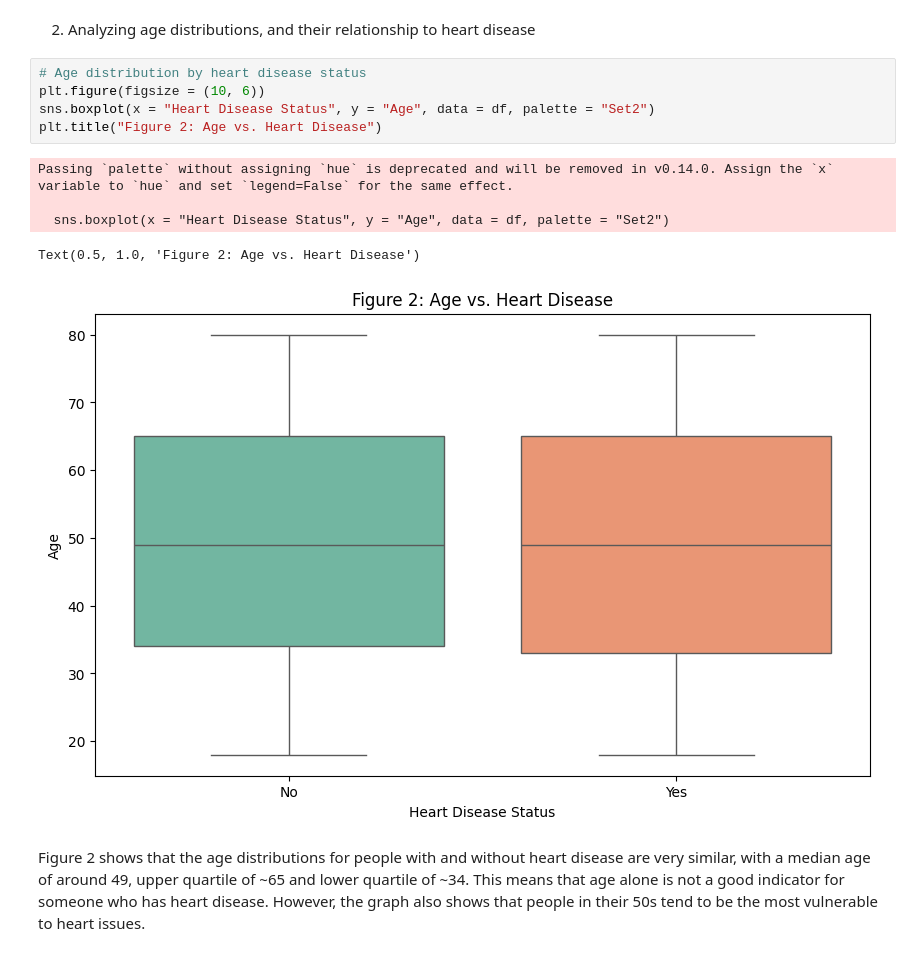
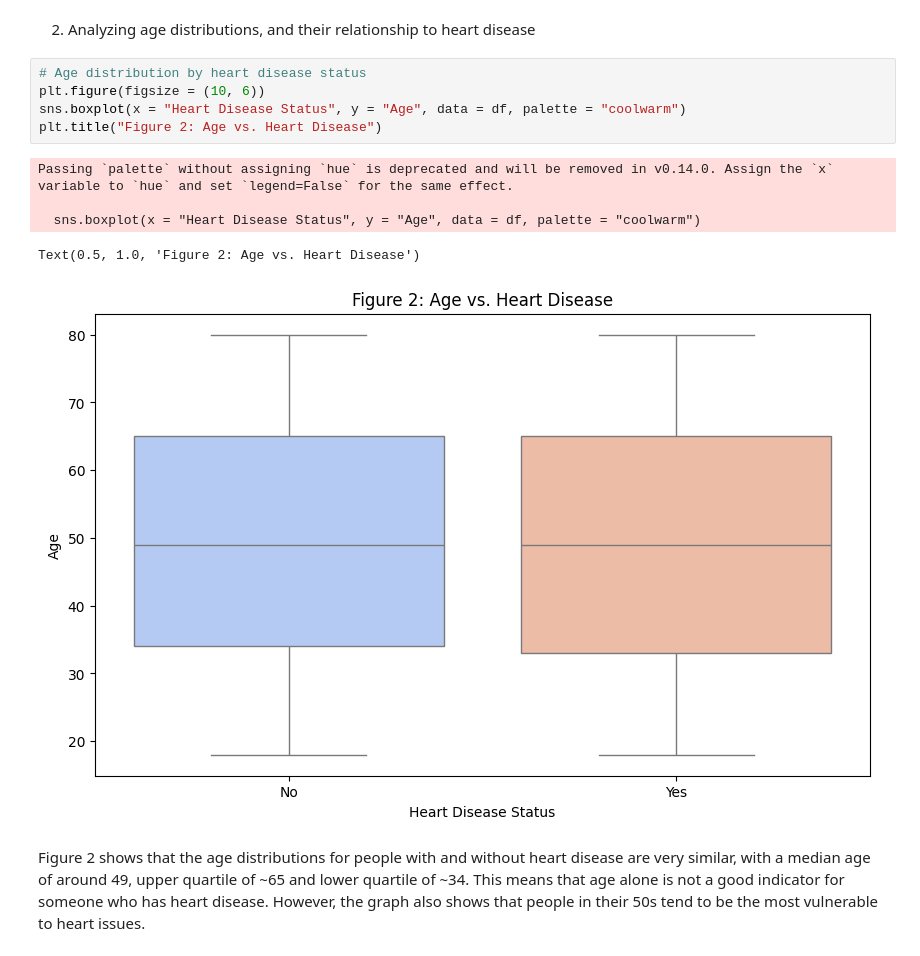
Before and after one commit to Markus8888888/heart-disease-prediction, a Jupyter notebook: notebooks/1_exploratory_data_analysis.ipynb, the cells around one changed output. Saved outputs shown, nothing was run; the diff lists cells and outputs as text.

```diff
--- a/notebooks/1_exploratory_data_analysis.ipynb
+++ b/notebooks/1_exploratory_data_analysis.ipynb
@@ -136,14 +139,14 @@ Figure 1 shows that 80% of the individuals in the dataset do not have heart dise
 # %%
 # Age distribution by heart disease status
 plt.figure(figsize = (10, 6))
-sns.boxplot(x = "Heart Disease Status", y = "Age", data = df, palette = "Set2")
+sns.boxplot(x = "Heart Disease Status", y = "Age", data = df, palette = "coolwarm")
 plt.title("Figure 2: Age vs. Heart Disease")
 # %% [output]
 Passing `palette` without assigning `hue` is deprecated and will be removed in v0.14.0. Assign the `x` variable to `hue` and set `legend=False` for the same effect.
 
-  sns.boxplot(x = "Heart Disease Status", y = "Age", data = df, palette = "Set2")
+  sns.boxplot(x = "Heart Disease Status", y = "Age", data = df, palette = "coolwarm")
 Text(0.5, 1.0, 'Figure 2: Age vs. Heart Disease')
-[figure, old version]
+[figure, new version]
 # %% [markdown]
 Figure 2 shows that the age distributions for people with and without heart disease are very similar, with a median age of around 49, upper quartile of ~65 and lower quartile of ~34. This means that age alone is not a good indicator for someone who has heart disease. However, the graph also shows that people in their 50s tend to be the most vulnerable to heart issues.
 # %% [markdown]
```
Also changed, not shown: parts of 4 cells of this notebook, 2 other files.
